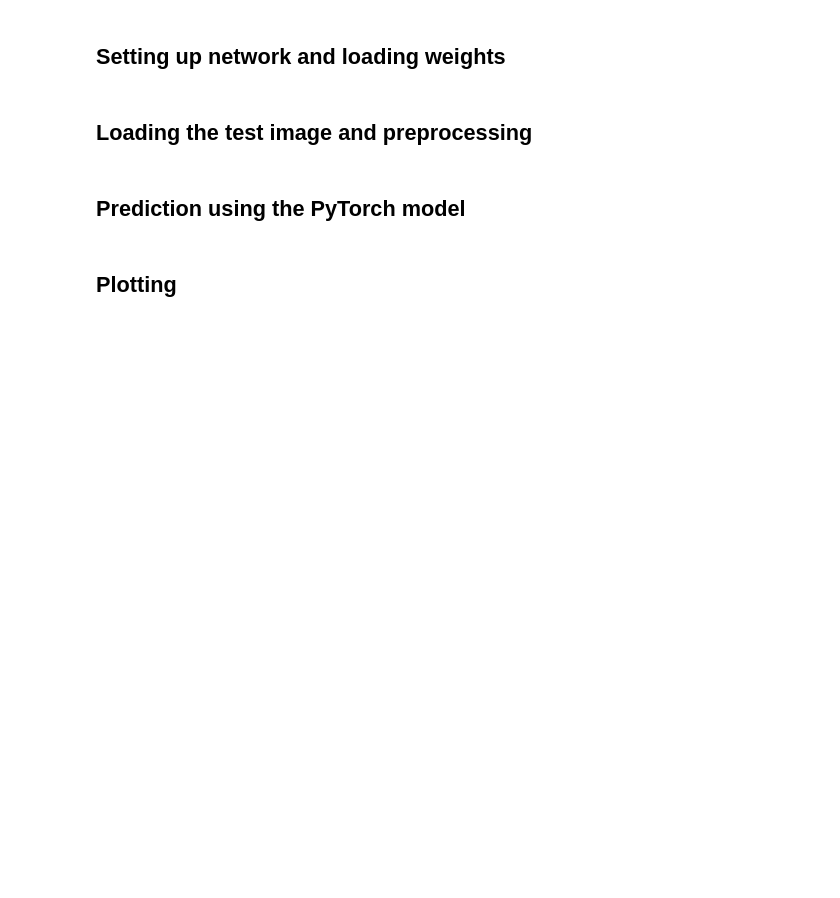
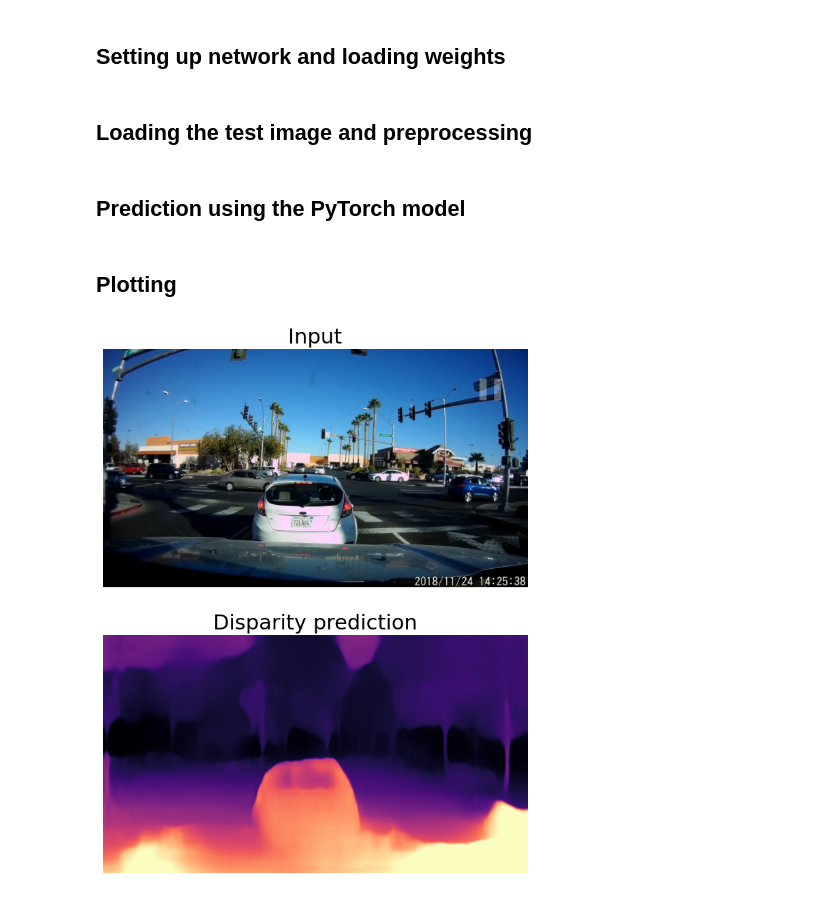
Before and after one commit to myrimur/chaika, a Jupyter notebook: depth_prediction_example.ipynb, the cells around one changed output. Saved outputs shown, nothing was run; the diff lists cells and outputs as text; code cells hidden in the pictures; blank space fills up the shorter version.

Commit message:
fix imports

```diff
--- a/depth_prediction_example.ipynb
+++ b/depth_prediction_example.ipynb
@@ -48,7 +49,7 @@ depth_decoder.eval();
 # %% [markdown]
 ## Loading the test image and preprocessing
 # %%
-image_path = "/home/wojak/ucu/ml/chaica/masinka.png"
+image_path = "masinka.png"
 
 input_image = pil.open(image_path).convert('RGB')
 original_width, original_height = input_image.size
@@ -71,20 +72,23 @@ disp = outputs[("disp", 0)]
 # %%
 disp_resized = torch.nn.functional.interpolate(disp,
     (original_height, original_width), mode="bilinear", align_corners=False)
 
 # Saving colormapped depth image
-from monodepth2.evaluate_depth import STEREO_SCALE_FACTOR
+# from monodepth2.evaluate_depth import STEREO_SCALE_FACTOR
+STEREO_SCALE_FACTOR = 5.4
 
 disp_resized_np = STEREO_SCALE_FACTOR * disp_resized.squeeze().cpu().numpy()
 vmax = np.percentile(disp_resized_np, 95)
 
 plt.figure(figsize=(10, 10))
 plt.subplot(211)
 plt.imshow(input_image)
 plt.title("Input", fontsize=22)
 plt.axis('off')
 
 plt.subplot(212)
 plt.imshow(disp_resized_np, cmap='magma', vmax=vmax)
 plt.title("Disparity prediction", fontsize=22)
 plt.axis('off');
+# %% [output]
+[figure, added]
```
Also changed, not shown: parts of 2 cells of this notebook, 1 other file.
